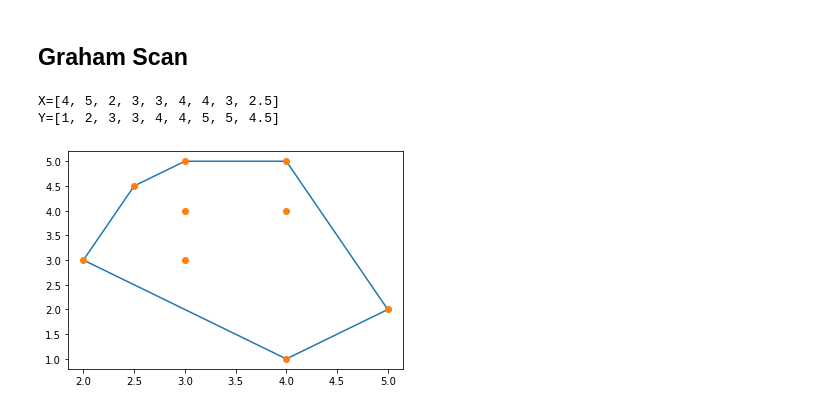
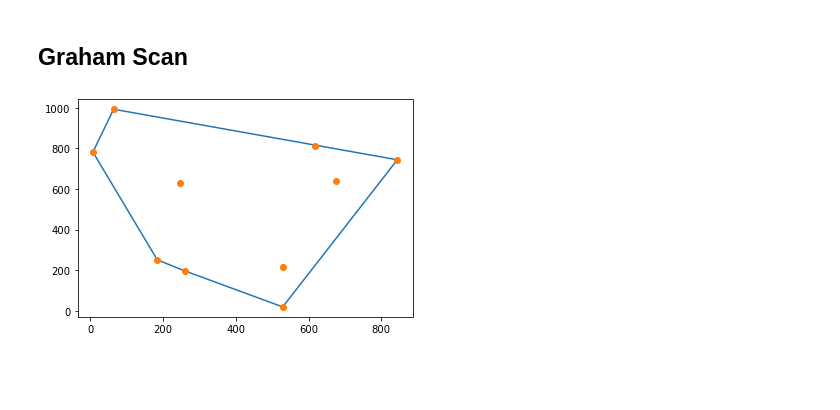
Before and after one commit to rishabh06sharma/Algorithms_Handbook, a Jupyter notebook: Algorithms notebook.ipynb, the cells around one changed output. Saved outputs shown, nothing was run; the diff lists cells and outputs as text; code cells hidden in the pictures; blank space fills up the shorter version.

```diff
--- a/Algorithms notebook.ipynb
+++ b/Algorithms notebook.ipynb
@@ -1119,11 +1117,10 @@ import matplotlib.pyplot as plt
 class grahm:
     def __init__(self):
         self.stack1=[]
-        self.x=[4,5,2,3,3,4,4,3,2.5]
-        self.y=[1,2,3,3,4,4,5,5,4.5]
+        self.x=random.sample(range(0, 1000), 10)
+        self.y=random.sample(range(0, 1000), 10)
         self.min_index=self.y.index(np.min(self.y))
-        print("X="+str(self.x))
-        print("Y="+str(self.y))
+
 
     def angle(self,x1,y1,x2,y2):
         angle=math.atan2((y2-y1),(x2-x1))*(180/math.pi)
@@ -1151,61 +1148,58 @@ class grahm:
         sorted_angles=sorted(temp_angle.values())[0:len(self.y)]
         return sorted_index,sorted_angles
 
-    def plot(self,array):
+    def plot(self,array,sorted_index):
         self.newx=[]
         self.newy=[]
         for val in array:
             self.newx.append(self.x[val])
             self.newy.append(self.y[val])
-        self.newx.append(self.x[0])
-        self.newy.append(self.y[0])
+        self.newx.append(self.x[sorted_index[0]])
+        self.newy.append(self.y[sorted_index[0]])
         plt.plot(self.newx,self.newy)
         plt.plot(self.x,self.y,'o')
         plt.show()
 
+    def three_points(self):
+        ax=self.x[self.stack1[-3]]
+        ay=self.y[self.stack1[-3]]
+        bx=self.x[self.stack1[-2]]
+        by=self.y[self.stack1[-2]]
+        cx=self.x[self.stack1[-1]]
+        cy=self.y[self.stack1[-1]]
+        return ax,ay,bx,by,cx,cy
+
+    def check(self):
+        ax,ay,bx,by,cx,cy=self.three_points()
+        if self.check_rotation(ax,ay,bx,by,cx,cy)==1:
+            return
+        else:
+            del self.stack1[-2]
+            self.check()
+
     def main(self):
         sorted_index,sorted_angles=self.sort()
-#         print(sorted_angles)
-#         print(sorted_index)
         self.stack1.append(sorted_index[0])
         temp=1
         while self.stack1[-1]!=sorted_index[-1]:
             if len(self.stack1)>=3:
-                ax=self.x[self.stack1[-3]]
-                ay=self.y[self.stack1[-3]]
-                bx=self.x[self.stack1[-2]]
-                by=self.y[self.stack1[-2]]
-                cx=self.x[self.stack1[-1]]
-                cy=self.y[self.stack1[-1]]
+                ax,ay,bx,by,cx,cy=self.three_points()
                 if self.check_rotation(ax,ay,bx,by,cx,cy)==1:
                     self.stack1.append(sorted_index[temp])
                 elif self.check_rotation(ax,ay,bx,by,cx,cy)==-1:
                     del self.stack1[-2]
                     self.stack1.append(sorted_index[temp])
                 elif self.check_rotation(ax,ay,bx,by,cx,cy)==0:
                     del self.stack1[-2]
                     self.stack1.append(sorted_index[temp])
+                self.check()
             else:
                 self.stack1.append(sorted_index[temp])
             temp+=1
+        self.plot(self.stack1,sorted_index)
 
-        ax=self.x[self.stack1[-3]]
-        ay=self.y[self.stack1[-3]]
-        bx=self.x[self.stack1[-2]]
-        by=self.y[self.stack1[-2]]
-        cx=self.x[self.stack1[-1]]
-        cy=self.y[self.stack1[-1]]
-        if self.check_rotation(ax,ay,bx,by,cx,cy)==1:
-            self.stack1.append(sorted_index[temp])
-        elif self.check_rotation(ax,ay,bx,by,cx,cy)==-1:
-            del self.stack1[-2]
-        elif self.check_rotation(ax,ay,bx,by,cx,cy)==0:
-            pass
-        self.plot(self.stack1)
 
 gr=grahm()
 gr.main()
 # %% [output]
-X=[4, 5, 2, 3, 3, 4, 4, 3, 2.5]
-Y=[1, 2, 3, 3, 4, 4, 5, 5, 4.5]
-[figure, old version]
+[figure, new version]
```
Also changed, not shown: parts of 6 cells of this notebook, 1 other file.
